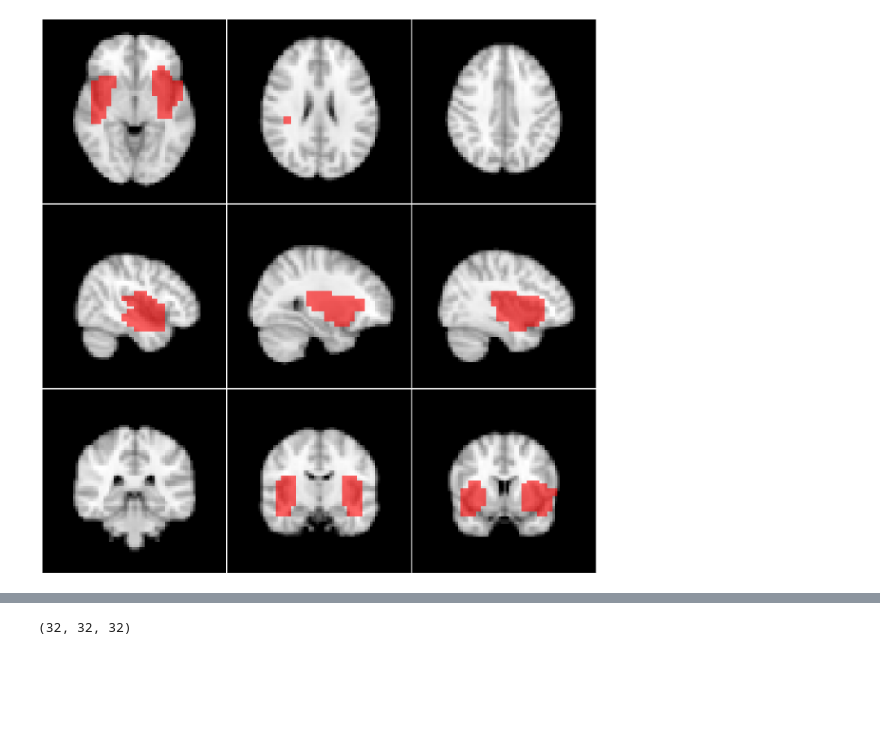
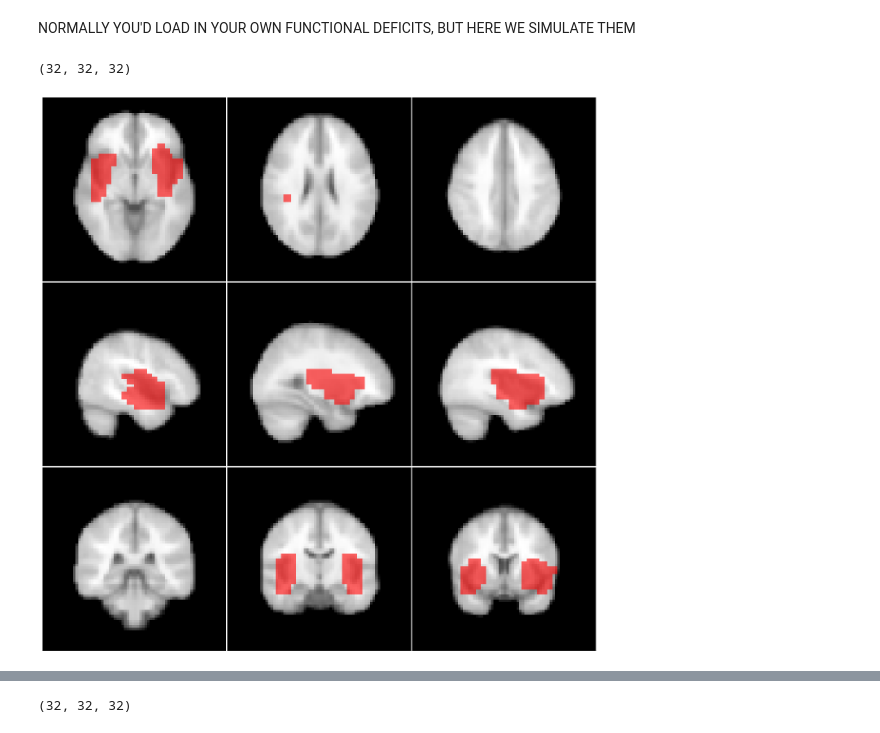
Before and after one commit to guilherme-pombo/vae_lesion_deficit, a Jupyter notebook: simulation_viz.ipynb, the cells around one changed output, grey strips where cells are left out. Drawn from its saved outputs; the diff is of its cells as text; code cells hidden in the pictures; blank space fills up the shorter version.

```diff
--- a/simulation_viz.ipynb
+++ b/simulation_viz.ipynb
@@ -38,31 +43,44 @@ template_brain = resize(template_brain, (60, 72, 60))
+# %% [markdown]
+NORMALLY YOU'D LOAD IN YOUR OWN FUNCTIONAL DEFICITS, BUT HERE WE SIMULATE THEM
 # %%
 from mpl_toolkits.axes_grid1 import ImageGrid
 from utils import viz_functional_parcellation
 
-# LET'S VIZUALISE OUR FUNCTIONAL PARCELATION
+# LOAD A SIMULATED NEURAL SUBSTRATE -- IN YOUR CASE THIS WOULD BE UNKNOWN
+neural_substrate = np.load('data/gt_9.npy')
+print(neural_substrate.shape)
+
+# LOAD A TEMPLATE BRAIN FOR VISUALISATION
+fp = 'data/avg152T1_brain.nii.gz'
+template_brain = nib.load(fp).get_fdata()
+template_brain = template_brain[:-1, :-1, :-1]
+template_brain = resize(template_brain, (60, 72, 60))
+
+# LET'S VIZUALISE OUR NEURAL SUBSTRATE
 
 views = [[22, 32, 37], [15, 20, 42], [30, 38, 45]]
 slices_per_view = 3
-viz_gt = resize(gt, (60, 72, 60))
+viz_gt = resize(neural_substrate, (60, 72, 60))
 
 fig = plt.figure(figsize=(25., 25.))
 grid = ImageGrid(fig, 111,
                  nrows_ncols=(len(views), 3),
                  axes_pad=0.05,
                  share_all=True
                  )
 
 grid[0].get_yaxis().set_ticks([])
 grid[0].get_xaxis().set_ticks([])
 
 acc = 0
 for v_idx, v in enumerate(views):
     for slice_idx in range(slices_per_view):
         viz_functional_parcellation(viz_gt, grid[acc], v_idx, v[slice_idx],
                                     template_brain)
         acc += 1
 # %% [output]
+(32, 32, 32)
-[figure, old version]
+[figure, new version]
 # %%
 # LET'S SIMULATE SOME SCORES
 
```
Also changed, not shown: parts of 23 cells of this notebook, 6 other files.
